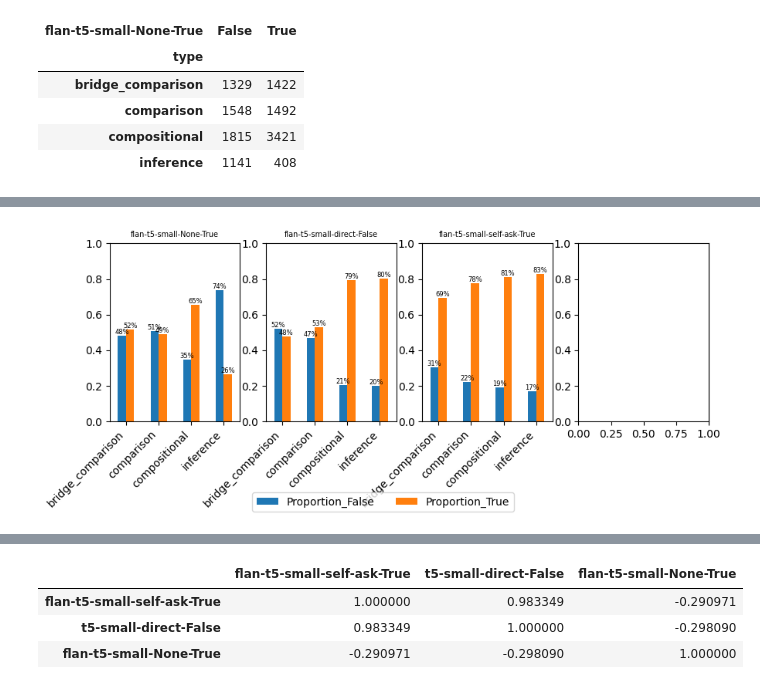
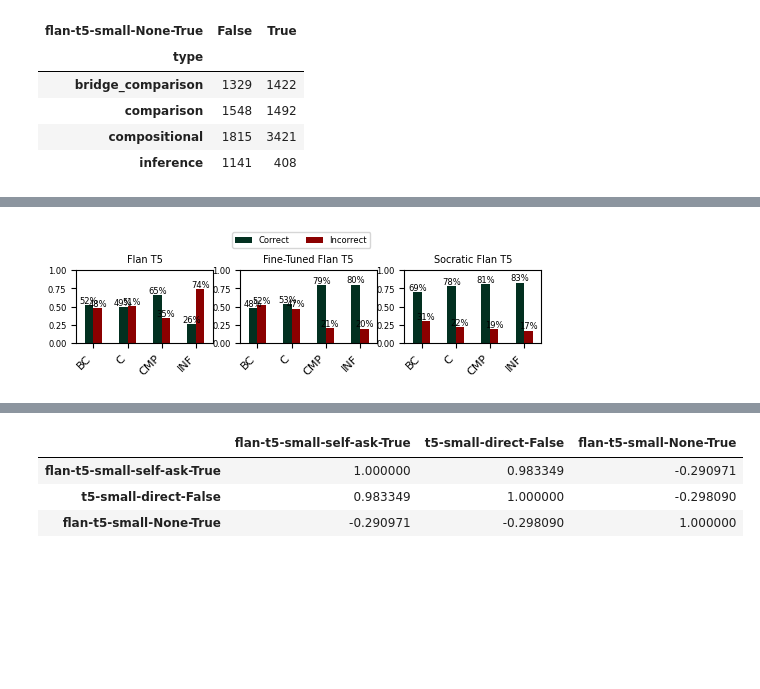
Before and after one commit to RichardMathewsII/compositional-reasoning-finetuning, a Jupyter notebook: finetuning-status-analysis.ipynb, the cells around one changed output, grey strips where cells are left out. Drawn from its saved outputs; the diff is of its cells as text; code cells hidden in the pictures; blank space fills up the shorter version.

```diff
--- a/finetuning-status-analysis.ipynb
+++ b/finetuning-status-analysis.ipynb
@@ -496,16 +499,27 @@ compositional        0.190222
 inference            0.172369
 dtype: float64
 # %%
-def plot_accuracy_by_category(qdf):
+def plot_accuracy_by_category(qdf, name_map):
 
     columns_to_plot = qdf.drop(columns=["type"]).columns
     num_cols = 4
     num_rows = len(columns_to_plot) // num_cols
     remaining_cols = len(columns_to_plot) % num_cols
+    colors = ["#023020", "#8B0000"]
+
+    group_map = {
+        "bridge_comparison": "BC",
+        "comparison": "C",
+        "compositional": "CMP",
+        "inference": "INF"
+    }
+
 
     if remaining_cols > 0:
         num_rows += 1
-    fig, axs = plt.subplots(num_rows, num_cols, figsize=(10, num_rows*3))
+    if num_rows == 1:
+        num_cols = len(columns_to_plot)
+    fig, axs = plt.subplots(num_rows, num_cols, figsize=(6, num_rows*1))
 
     # Flatten the axes array if only one row or column
     if num_rows == 1 or num_cols == 1:
@@ -526,7 +540,7 @@ def plot_accuracy_by_category(qdf):
                 grouped_counts['Proportion_False'] = grouped_counts[False] / grouped_counts['Total']
                 grouped_counts['Proportion_True'] = grouped_counts[True] / grouped_counts['Total']
                 # Create the vertical bar plot
-                grouped_counts.loc[:, ['Proportion_False', 'Proportion_True']].plot(kind='bar', stacked=False, ax=ax, legend=False)
+                grouped_counts.loc[:, ['Proportion_True', 'Proportion_False']].plot(kind='bar', stacked=False, ax=ax, legend=False, color=colors)
                 for p in ax.patches:
                     if p.get_height() > 0:
                         x = p.get_x() + p.get_width() / 2
@@ -536,9 +550,12 @@ def plot_accuracy_by_category(qdf):
                 ax.set_xlabel('')
                 # ax.set_ylabel('Proportion')
                 ax.set_ylim(0, 1)
-                ax.set_title(f'{col}', fontdict={'fontsize': 7})
+                ax.set_title(f'{name_map[col]}', fontdict={'fontsize': 7})
                 # ax.legend(title='Correct', labels=['False', 'True'], loc='upper right')
-                ax.set_xticklabels(grouped_counts.index, rotation=45, ha='right')
+                xaxis_labels = [group_map[category] for category in grouped_counts.index]
+                ax.set_xticklabels(xaxis_labels, rotation=45, ha='right')
+                ax.yaxis.set_tick_params(labelsize=6)
+                ax.xaxis.set_tick_params(labelsize=8)
             handles, labels = axs[0][0].get_legend_handles_labels()
         else:
             try:
@@ -554,7 +571,7 @@ def plot_accuracy_by_category(qdf):
             grouped_counts['Proportion_False'] = grouped_counts[False] / grouped_counts['Total']
             grouped_counts['Proportion_True'] = grouped_counts[True] / grouped_counts['Total']
             # Create the vertical bar plot
-            grouped_counts.loc[:, ['Proportion_False', 'Proportion_True']].plot(kind='bar', stacked=False, ax=axrow, legend=False)
+            grouped_counts.loc[:, ['Proportion_True', 'Proportion_False']].plot(kind='bar', stacked=False, ax=axrow, legend=False, color=colors)
             for p in axrow.patches:
                 if p.get_height() > 0:
                     x = p.get_x() + p.get_width() / 2
@@ -564,15 +581,19 @@ def plot_accuracy_by_category(qdf):
             axrow.set_xlabel('')
             # ax.set_ylabel('Proportion')
             axrow.set_ylim(0, 1)
-            axrow.set_title(f'{col}', fontdict={'fontsize': 7})
-            # ax.legend(title='Correct', labels=['False', 'True'], loc='upper right')
-            axrow.set_xticklabels(grouped_counts.index, rotation=45, ha='right')
+            axrow.set_title(f'{name_map[col]}', fontdict={'fontsize': 7})
+            xaxis_labels = [group_map[category] for category in grouped_counts.index]
+            axrow.set_xticklabels(xaxis_labels, rotation=45, ha='right')
+            axrow.yaxis.set_tick_params(labelsize=6)
+            axrow.xaxis.set_tick_params(labelsize=8)
             handles, labels = axs[0].get_legend_handles_labels()
 
     # plt.tight_layout()
-    plt.subplots_adjust(hspace=1)
+    plt.subplots_adjust(hspace=0.6)
+    plt.subplots_adjust(bottom=0.15)
 
-    fig.legend(handles, labels, loc='lower center', ncol=2)  # Change ncol for the number of columns in the legend
+    # fig.legend(handles, ["Correct", "Incorrect"], loc='center left', ncol=2, fontsize=6)  # Change ncol for the number of columns in the legend
+    fig.legend(handles, ["Correct", "Incorrect"], loc='upper center', bbox_to_anchor=(0.5, 1.3), prop={'size': 6}, fancybox=True, ncol=2)
 
     plt.show()
 # %% [markdown]
@@ -602,4 +636,7 @@ plot_accuracy_by_category(qdf.loc[:, ["t5-small-None-False", "flan-t5-small-None
 # %%
-plot_accuracy_by_category(qdf.loc[:, ["flan-t5-small-None-True", "flan-t5-small-direct-False", "flan-t5-small-self-ask-True", "type"]])
+name_map = {'flan-t5-small-self-ask-True': 'Socratic Flan T5',
+ 'flan-t5-small-None-True': 'Flan T5',
+ 'flan-t5-small-direct-False': 'Fine-Tuned Flan T5'}
+plot_accuracy_by_category(qdf.loc[:, ["flan-t5-small-None-True", "flan-t5-small-direct-False", "flan-t5-small-self-ask-True", "type"]], name_map)
 # %% [output]
-[figure, old version]
+[figure, new version]
```
Also changed, not shown: parts of 9 cells of this notebook.
